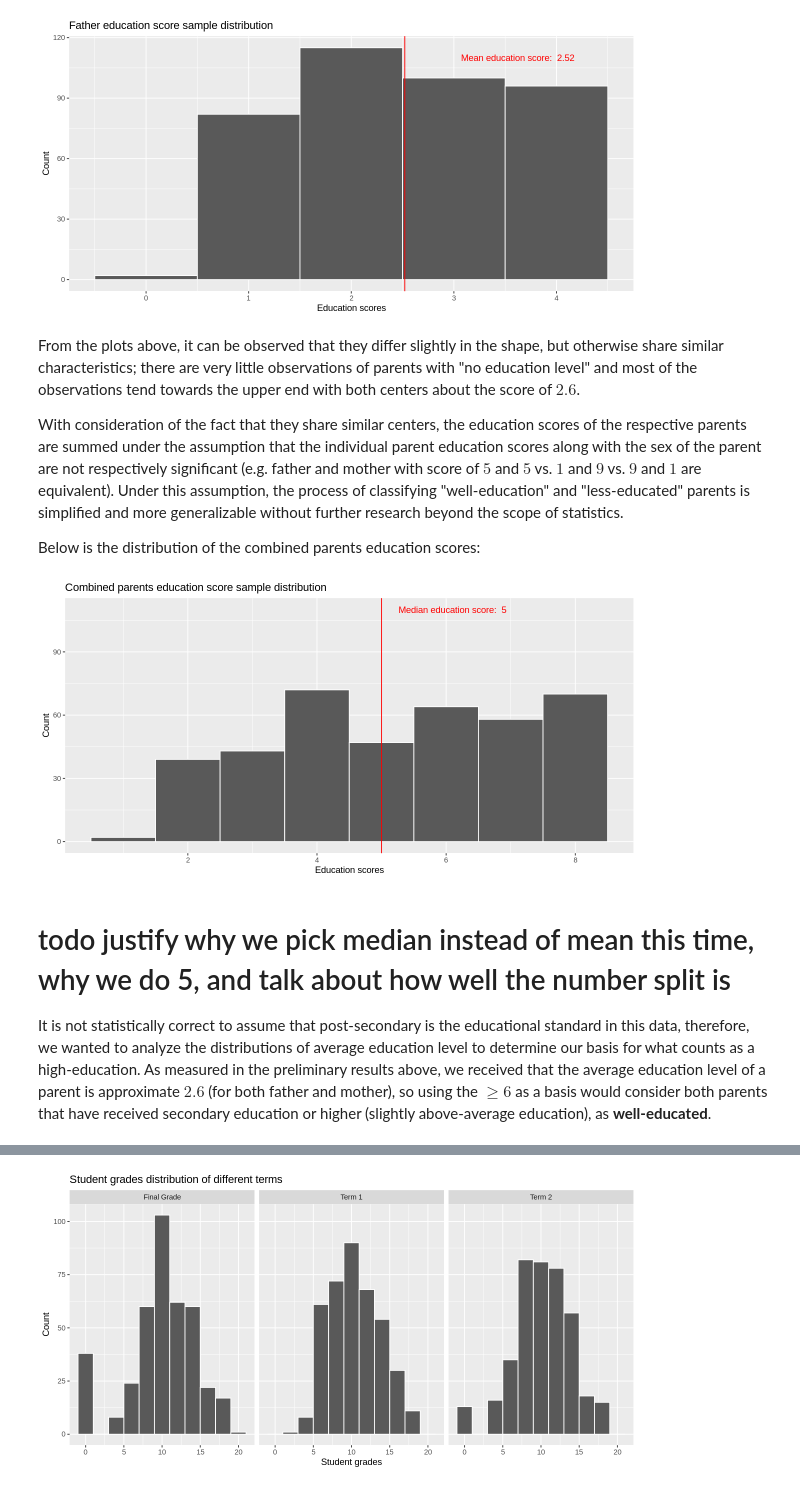
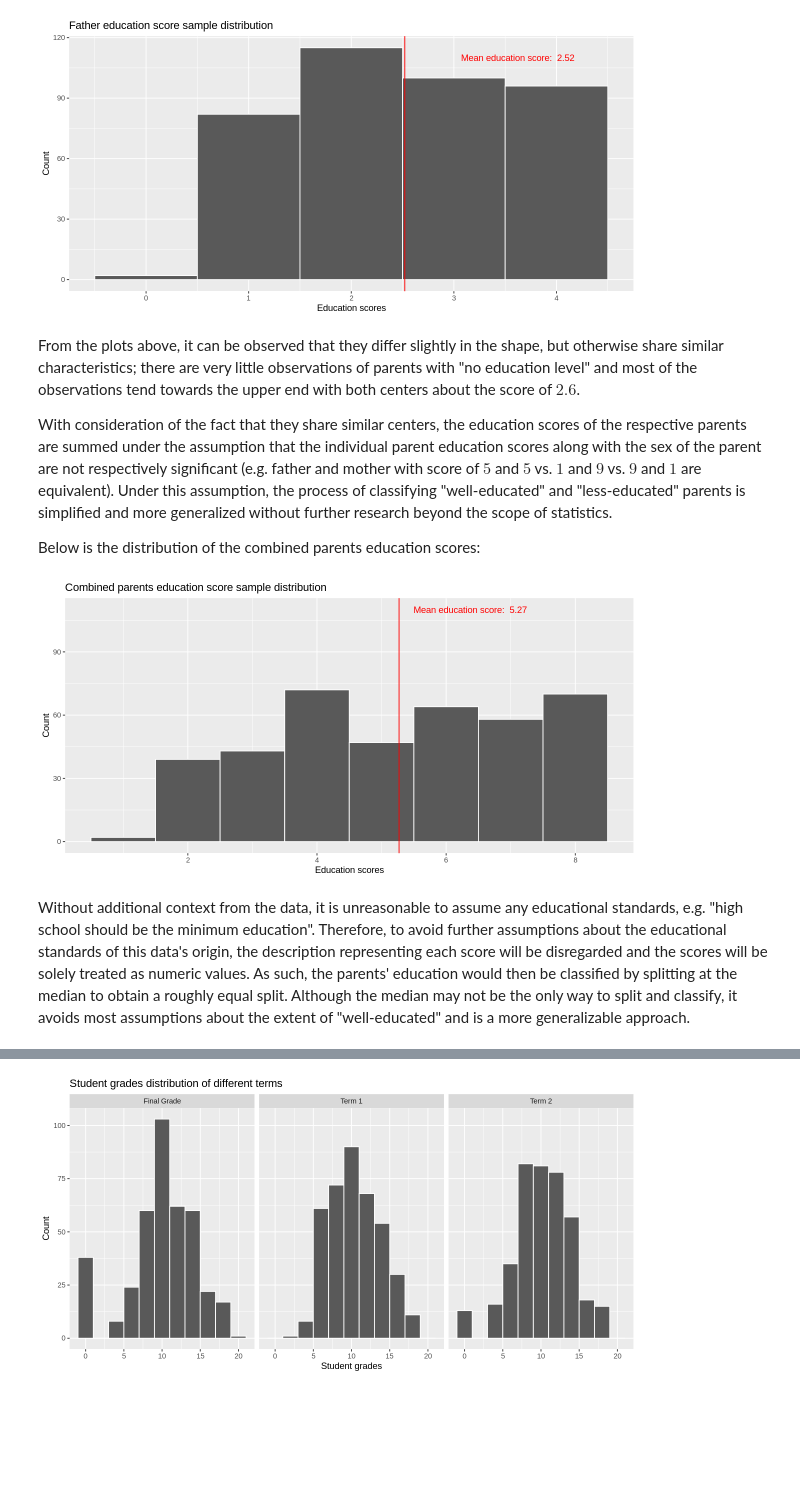
Before and after one commit to j-ackyao/STAT-Inference, a Jupyter notebook: project report.ipynb, the cells around one changed output, grey strips where cells are left out. Drawn from its saved outputs; the diff is of its cells as text; code cells hidden in the pictures; blank space fills up the shorter version.

```diff
--- a/project report.ipynb
+++ b/project report.ipynb
@@ -135,27 +145,28 @@ father_education_plot
 # %% [markdown]
 From the plots above, it can be observed that they differ slightly in the shape, but otherwise share similar characteristics; there are very little observations of parents with "no education level" and most of the observations tend towards the upper end with both centers about the score of $2.6$.
 
-With consideration of the fact that they share similar centers, the education scores of the respective parents are summed under the assumption that the individual parent education scores along with the sex of the parent are not respectively significant (e.g. father and mother with score of $5$ and $5$ vs. $1$ and $9$ vs. $9$ and $1$ are equivalent). Under this assumption, the process of classifying "well-education" and "less-educated" parents is simplified and more generalizable without further research beyond the scope of statistics.
+With consideration of the fact that they share similar centers, the education scores of the respective parents are summed under the assumption that the individual parent education scores along with the sex of the parent are not respectively significant (e.g. father and mother with score of $5$ and $5$ vs. $1$ and $9$ vs. $9$ and $1$ are equivalent). Under this assumption, the process of classifying "well-educated" and "less-educated" parents is simplified and more generalized without further research beyond the scope of statistics.
 
 Below is the distribution of the combined parents education scores:
 # %%
+# Combine parents education scores
 student_data_combined_edu <- student_data |>
     mutate(combined_education = father_education + mother_education)
 
+# Plot combined education scores
 combined_education_plot <- student_data_combined_edu |>
     ggplot(aes(x = combined_education)) +
     geom_histogram(binwidth = 1, color = 'white') +
-    geom_vline(aes(xintercept = median(combined_education)), color = 'red') +
-    annotate("text", label = paste("Median education score: ", round(median(student_data_combined_edu$combined_education), digits = 2)),
-             x = median(student_data_combined_edu$combined_education) + 1.1, y = 110, color = 'red') +
+    geom_vline(aes(xintercept = mean(combined_education)), color = 'red') +
+    annotate("text", label = paste("Mean education score: ", round(mean(student_data_combined_edu$combined_education), digits = 2)),
+             x = mean(student_data_combined_edu$combined_education) + 1.1, y = 110, color = 'red') +
     ggtitle("Combined parents education score sample distribution") +
     xlab("Education scores") +
     ylab("Count")
 
 combined_education_plot
 # %% [output]
-[figure, old version]
+[figure, new version]
 # %% [markdown]
-# todo justify why we pick median instead of mean this time, why we do 5, and talk about how well the number split is
-It is not statistically correct to assume that post-secondary is the educational standard in this data, therefore, we wanted to analyze the distributions of average education level to determine our basis for what counts as a high-education.  As measured in the preliminary results above, we received that the average education level of a parent is approximate $2.6$ (for both father and mother), so using the $\geq 6$ as a basis would consider both parents that have received secondary education or higher (slightly above-average education), as **well-educated**.
+Without additional context from the data, it is unreasonable to assume any educational standards, e.g. "high school should be the minimum education". Therefore, to avoid further assumptions about the educational standards of this data's origin, the description representing each score will be disregarded and the scores will be solely treated as numeric values. As such, the parents' education would then be classified by splitting at the median to obtain a roughly equal split. Although the median may not be the only way to split and classify, it avoids most assumptions about the extent of "well-educated" and is a more generalizable approach.
 # %%
```
Also changed, not shown: parts of 22 cells of this notebook.
